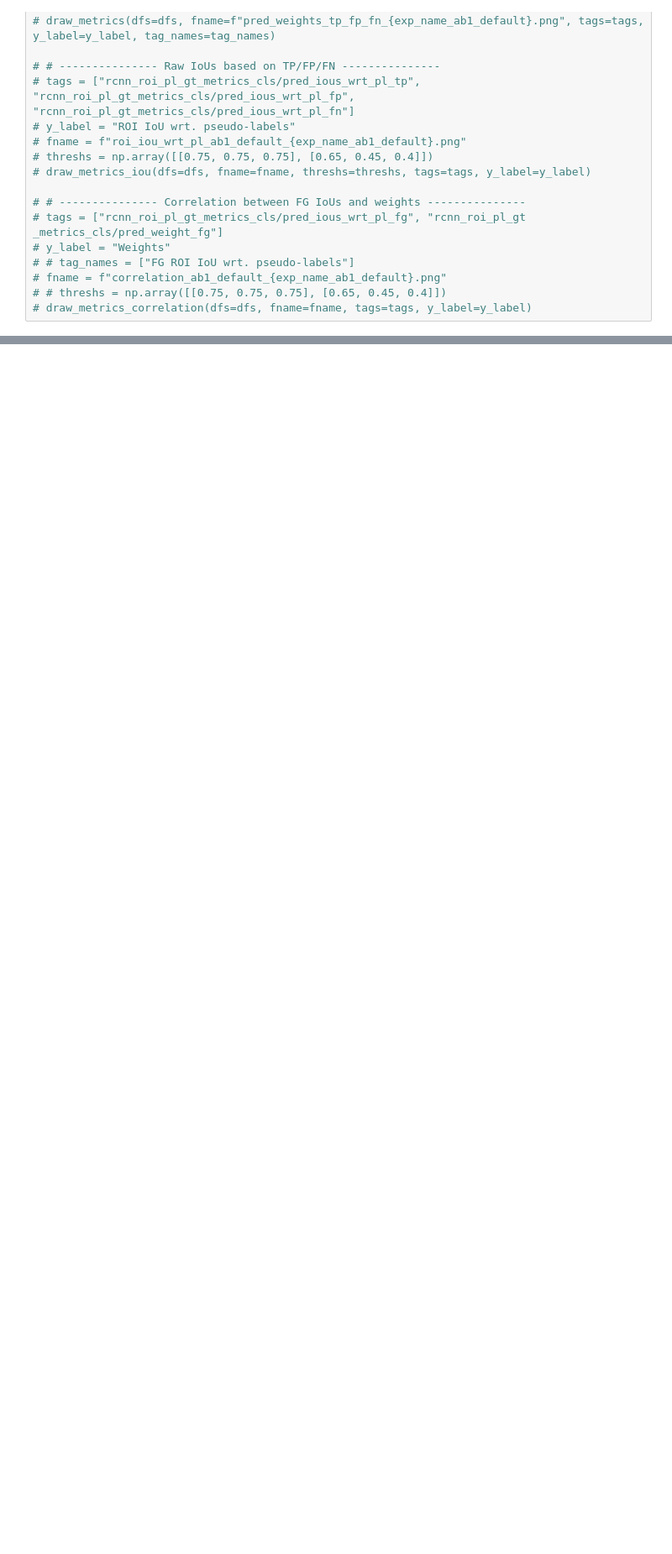
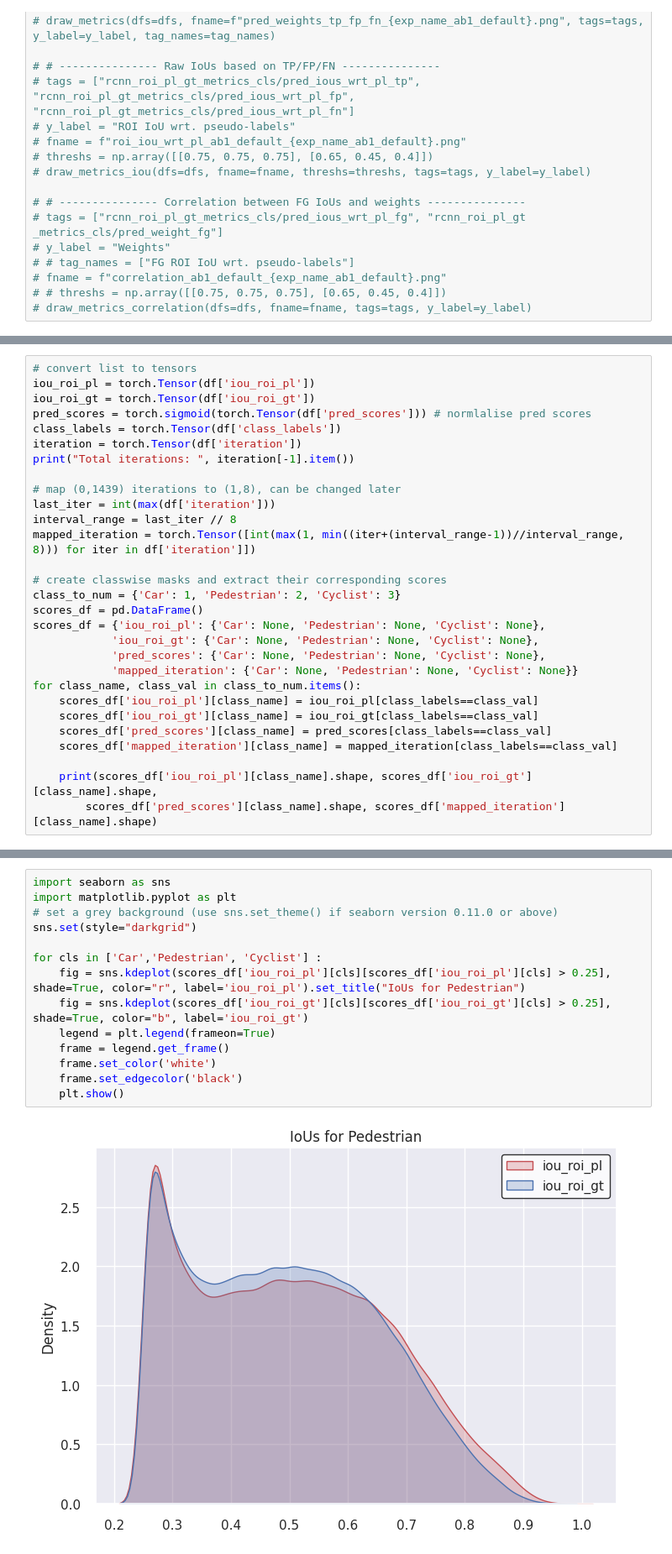
Before and after one commit to shashankag14/OpenPCDet, a Jupyter notebook: tools/tb_metrics.ipynb, the cells around one changed output, grey strips where cells are left out. Shown: that part at 84% size. Cells and saved outputs as stored; diff of their text form; blank space fills up the shorter version.

Commit message:
DA-35 Plots for IoU wrt PL and GT

```diff
--- a/tools/tb_metrics.ipynb
+++ b/tools/tb_metrics.ipynb
@@ -338,0 +576,29 @@ draw_metrics_fg_ious(dfs=dfs, fname=fname, threshs=threshs, tags=tags, y_label=y
+# %%
+# convert list to tensors
+iou_roi_pl = torch.Tensor(df['iou_roi_pl'])
+iou_roi_gt = torch.Tensor(df['iou_roi_gt'])
+pred_scores = torch.sigmoid(torch.Tensor(df['pred_scores'])) # normlalise pred scores
+class_labels = torch.Tensor(df['class_labels'])
+iteration = torch.Tensor(df['iteration'])
+print("Total iterations: ", iteration[-1].item())
+
+# map (0,1439) iterations to (1,8), can be changed later
+last_iter = int(max(df['iteration']))
+interval_range = last_iter // 8
+mapped_iteration = torch.Tensor([int(max(1, min((iter+(interval_range-1))//interval_range, 8))) for iter in df['iteration']])
+
+# create classwise masks and extract their corresponding scores
+class_to_num = {'Car': 1, 'Pedestrian': 2, 'Cyclist': 3}
+scores_df = pd.DataFrame()
+scores_df = {'iou_roi_pl': {'Car': None, 'Pedestrian': None, 'Cyclist': None},
+            'iou_roi_gt': {'Car': None, 'Pedestrian': None, 'Cyclist': None},
+            'pred_scores': {'Car': None, 'Pedestrian': None, 'Cyclist': None},
+            'mapped_iteration': {'Car': None, 'Pedestrian': None, 'Cyclist': None}}
+for class_name, class_val in class_to_num.items():
+    scores_df['iou_roi_pl'][class_name] = iou_roi_pl[class_labels==class_val]
+    scores_df['iou_roi_gt'][class_name] = iou_roi_gt[class_labels==class_val]
+    scores_df['pred_scores'][class_name] = pred_scores[class_labels==class_val]
+    scores_df['mapped_iteration'][class_name] = mapped_iteration[class_labels==class_val]
+
+    print(scores_df['iou_roi_pl'][class_name].shape, scores_df['iou_roi_gt'][class_name].shape,
+        scores_df['pred_scores'][class_name].shape, scores_df['mapped_iteration'][class_name].shape)
@@ -338,0 +610,16 @@ draw_metrics_fg_ious(dfs=dfs, fname=fname, threshs=threshs, tags=tags, y_label=y
+# %%
+import seaborn as sns
+import matplotlib.pyplot as plt
+# set a grey background (use sns.set_theme() if seaborn version 0.11.0 or above)
+sns.set(style="darkgrid")
+
+for cls in ['Car','Pedestrian', 'Cyclist'] :
+    fig = sns.kdeplot(scores_df['iou_roi_pl'][cls][scores_df['iou_roi_pl'][cls] > 0.25], shade=True, color="r", label='iou_roi_pl').set_title("IoUs for Pedestrian")
+    fig = sns.kdeplot(scores_df['iou_roi_gt'][cls][scores_df['iou_roi_gt'][cls] > 0.25], shade=True, color="b", label='iou_roi_gt')
+    legend = plt.legend(frameon=True)
+    frame = legend.get_frame()
+    frame.set_color('white')
+    frame.set_edgecolor('black')
+    plt.show()
+# %% [output]
+[figure, added]
```
Also changed, not shown: parts of 17 cells of this notebook.
